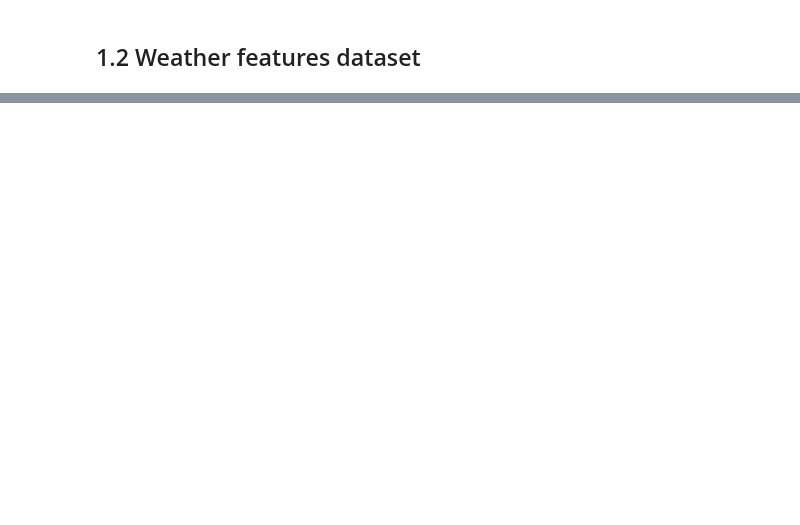
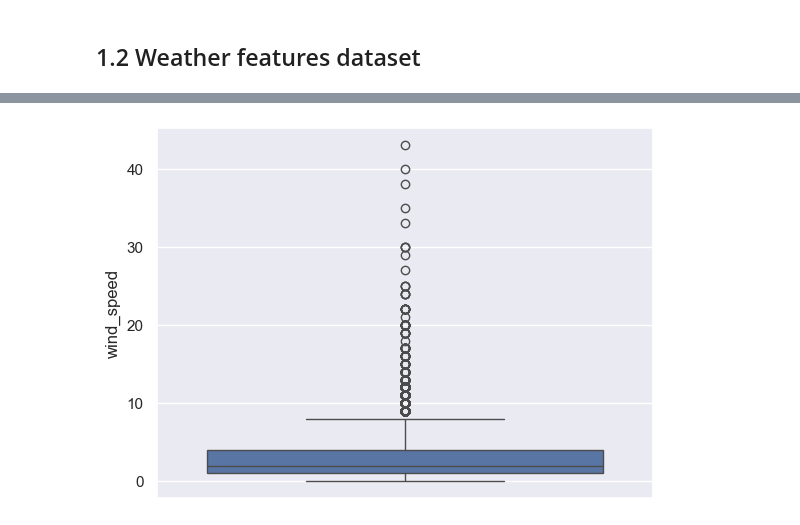
Before and after one commit to maxwebcloud/ep_forecasting, a Jupyter notebook: preprocessing.ipynb, the cells around one changed output, grey strips where cells are left out. Cells and saved outputs as stored; diff of their text form; code cells hidden in the pictures; blank space fills up the shorter version.

```diff
--- a/preprocessing.ipynb
+++ b/preprocessing.ipynb
@@ -98,0 +434,11 @@ df_weather.head()
+# %%
+# Replace outliers in 'wind_speed' with NaNs
+
+df_weather.loc[df_weather.wind_speed > 50, 'wind_speed'] = np.nan
+# %%
+# Check for outliers in 'wind_speed' column again
+
+sns.boxplot(df_weather['wind_speed'])
+plt.show()
+# %% [output]
+[figure, added]
```
Also changed, not shown: parts of 42 cells of this notebook.
